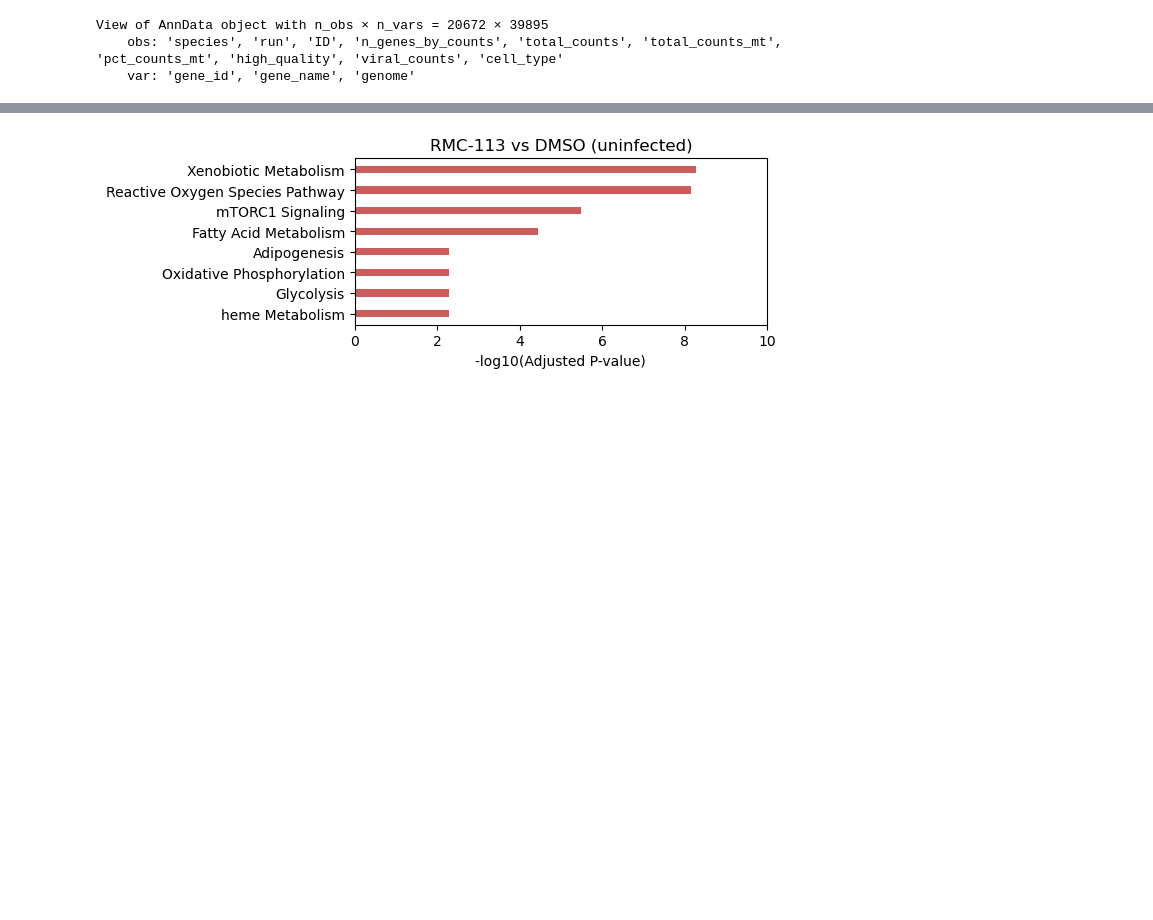
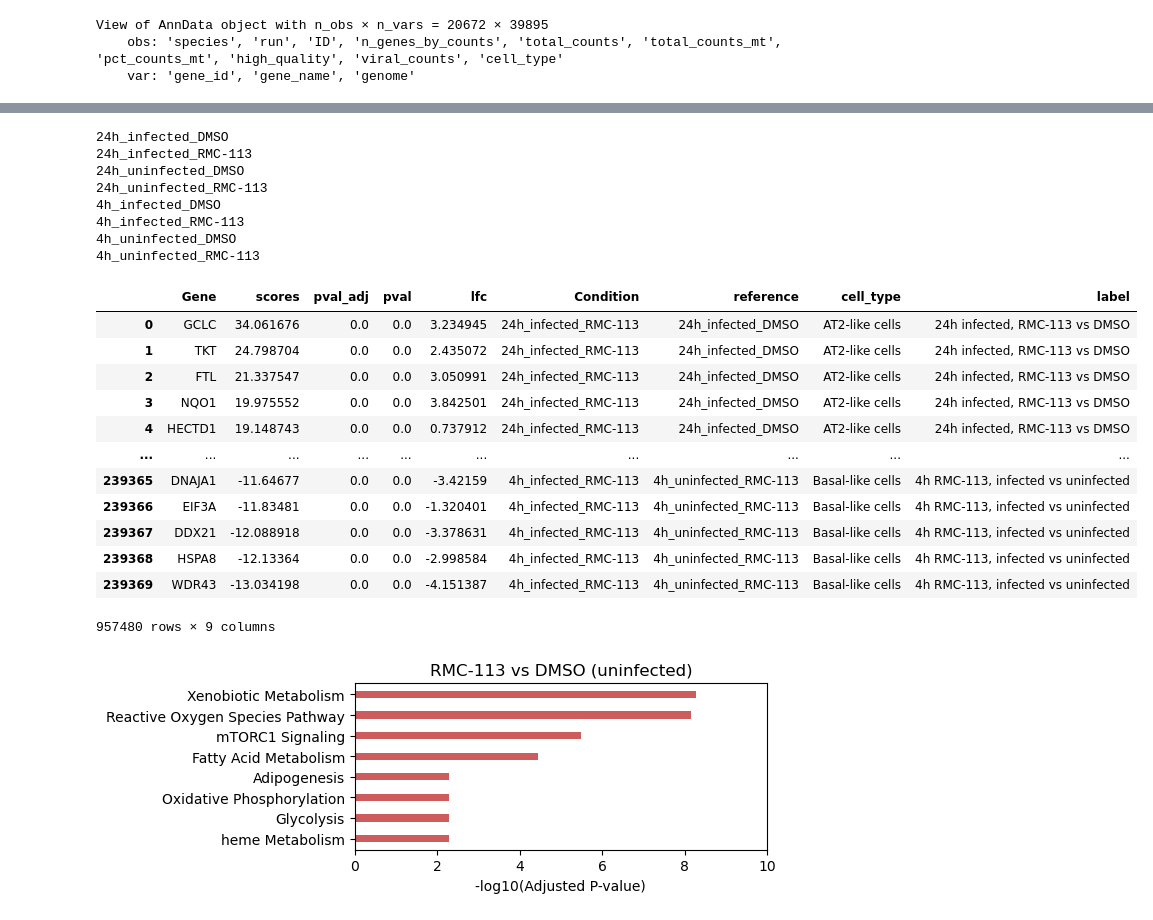
Before and after one commit to hbusra/ALO-scRNAseq-data-analysis, a Jupyter notebook: 0419-Fig4j-Fig4k-Fig4l-FigS8b.ipynb, the cells around one changed output, grey strips where cells are left out. Drawn from its saved outputs; the diff is of its cells as text; code cells hidden in the pictures; blank space fills up the shorter version.

```diff
--- a/0419-Fig4j-Fig4k-Fig4l-FigS8b.ipynb
+++ b/0419-Fig4j-Fig4k-Fig4l-FigS8b.ipynb
@@ -15,9 +15,8 @@ import matplotlib.pyplot as plt
 
 from matplotlib import rcParams
 # %%
-path = '/Users/busracagirici/Documents/scrnaseq/organ_lung_data/'
-table_path = '/Users/busracagirici/Documents/scrnaseq/organ_lung_data/results/tables/new/'
-figure_path = '/Users/busracagirici/Documents/scrnaseq/organ_lung_data/results/figures/new/'
+path = '/Users/busracagirici/Downloads/'
+table_path = '/Users/busracagirici/Downloads/'
+figure_path = '/Users/busracagirici/Downloads/'
+
+adata = sc.read_h5ad(path+'GSE272840_ALO_viscRNAseq.h5ad')
-# %%
-adata = sc.read_h5ad(path+'data/ALO_viscRNAseq.h5ad')
-adata
@@ -108,3 +40,71 @@ markers
+# %%
+ress = {}
+for s in filtered.obs['ID'].cat.categories:
+    print(s)
+    for ct in filtered.obs.cell_type.cat.categories:
+        if ct == 'NGFR-HOPX-CEACAM6+': continue
+        adata_ct = filtered[filtered.obs.cell_type == ct].copy()
+#        sc.pp.filter_genes(adata_ct, min_cells=3)
+        sc.tl.rank_genes_groups(adata_ct, 'ID', method='wilcoxon', reference = s, key_added = "wilcoxon")
+        ress[(ct, s)] = adata_ct.uns['wilcoxon']
+
+
+markers = pd.DataFrame([])
+for k,results in ress.items():
+    ct = k[0]
+    s = k[1]
+    out = np.array([[0,0,0,0,0,0,0,0]])
+    for group in results['names'].dtype.names:
+        out = np.vstack((out, np.vstack((results['names'][group],
+                                     results['scores'][group],
+                                     results['pvals_adj'][group],
+                                     results['pvals'][group],
+                                     results['logfoldchanges'][group],
+                                     np.array([group] * len(results['names'][group]),).astype('object'),
+                                     np.array([s] * len(results['names'][group]),).astype('object'),
+                                     np.array([ct] * len(results['names'][group]),).astype('object'),
+                                    )).T
+                        ))
+    out = pd.DataFrame(out[1:], columns = ['Gene', 'scores', 'pval_adj', 'pval', 'lfc', 'Condition', 'reference', 'cell_type'])
+    markers = pd.concat([markers, out], axis=0, join='outer')
+
+
+markers['label'] = markers['Condition']+'_'+markers['reference']
+labelmap = {'24h_infected_RMC-113_24h_infected_DMSO': '24h infected, RMC-113 vs DMSO',
+           '24h_uninfected_RMC-113_24h_uninfected_DMSO': '24h uninfected, RMC-113 vs DMSO',
+           '24h_infected_RMC-113_24h_uninfected_RMC-113': '24h RMC-113, infected vs uninfected',
+           '24h_infected_DMSO_24h_uninfected_DMSO': '24h DMSO, infected vs uninfected',
+           '4h_infected_RMC-113_4h_infected_DMSO': '4h infected, RMC-113 vs DMSO',
+           '4h_uninfected_RMC-113_4h_uninfected_DMSO': '4h uninfected, RMC-113 vs DMSO',
+           '4h_infected_RMC-113_4h_uninfected_RMC-113': '4h RMC-113, infected vs uninfected',
+           '4h_infected_DMSO_4h_uninfected_DMSO': '4h DMSO, infected vs uninfected',
+
+           }
+markers['label'] = markers['label'].map(labelmap)
+markers = markers[~markers['label'].isna()]
+markers
+# %% [output]
+24h_infected_DMSO
+24h_infected_RMC-113
+24h_uninfected_DMSO
+24h_uninfected_RMC-113
+4h_infected_DMSO
+4h_infected_RMC-113
+4h_uninfected_DMSO
+4h_uninfected_RMC-113
+|  | Gene | scores | pval_adj | pval | lfc | Condition | reference | cell_type | label |
+| 0 | GCLC | 34.061676 | 0.0 | 0.0 | 3.234945 | 24h_infected_RMC-113 | 24h_infected_DMSO | AT2-like cells | 24h infected, RMC-113 vs DMSO |
+| 1 | TKT | 24.798704 | 0.0 | 0.0 | 2.435072 | 24h_infected_RMC-113 | 24h_infected_DMSO | AT2-like cells | 24h infected, RMC-113 vs DMSO |
+| 2 | FTL | 21.337547 | 0.0 | 0.0 | 3.050991 | 24h_infected_RMC-113 | 24h_infected_DMSO | AT2-like cells | 24h infected, RMC-113 vs DMSO |
+| 3 | NQO1 | 19.975552 | 0.0 | 0.0 | 3.842501 | 24h_infected_RMC-113 | 24h_infected_DMSO | AT2-like cells | 24h infected, RMC-113 vs DMSO |
+| 4 | HECTD1 | 19.148743 | 0.0 | 0.0 | 0.737912 | 24h_infected_RMC-113 | 24h_infected_DMSO | AT2-like cells | 24h infected, RMC-113 vs DMSO |
+| ... | ... | ... | ... | ... | ... | ... | ... | ... | ... |
+| 239365 | DNAJA1 | -11.64677 | 0.0 | 0.0 | -3.42159 | 4h_infected_RMC-113 | 4h_uninfected_RMC-113 | Basal-like cells | 4h RMC-113, infected vs uninfected |
+| 239366 | EIF3A | -11.83481 | 0.0 | 0.0 | -1.320401 | 4h_infected_RMC-113 | 4h_uninfected_RMC-113 | Basal-like cells | 4h RMC-113, infected vs uninfected |
+| 239367 | DDX21 | -12.088918 | 0.0 | 0.0 | -3.378631 | 4h_infected_RMC-113 | 4h_uninfected_RMC-113 | Basal-like cells | 4h RMC-113, infected vs uninfected |
+| 239368 | HSPA8 | -12.13364 | 0.0 | 0.0 | -2.998584 | 4h_infected_RMC-113 | 4h_uninfected_RMC-113 | Basal-like cells | 4h RMC-113, infected vs uninfected |
+| 239369 | WDR43 | -13.034198 | 0.0 | 0.0 | -4.151387 | 4h_infected_RMC-113 | 4h_uninfected_RMC-113 | Basal-like cells | 4h RMC-113, infected vs uninfected |
+957480 rows × 9 columns
 # %%
 #### Figure 4j
 
```
Also changed, not shown: parts of 6 cells of this notebook.
